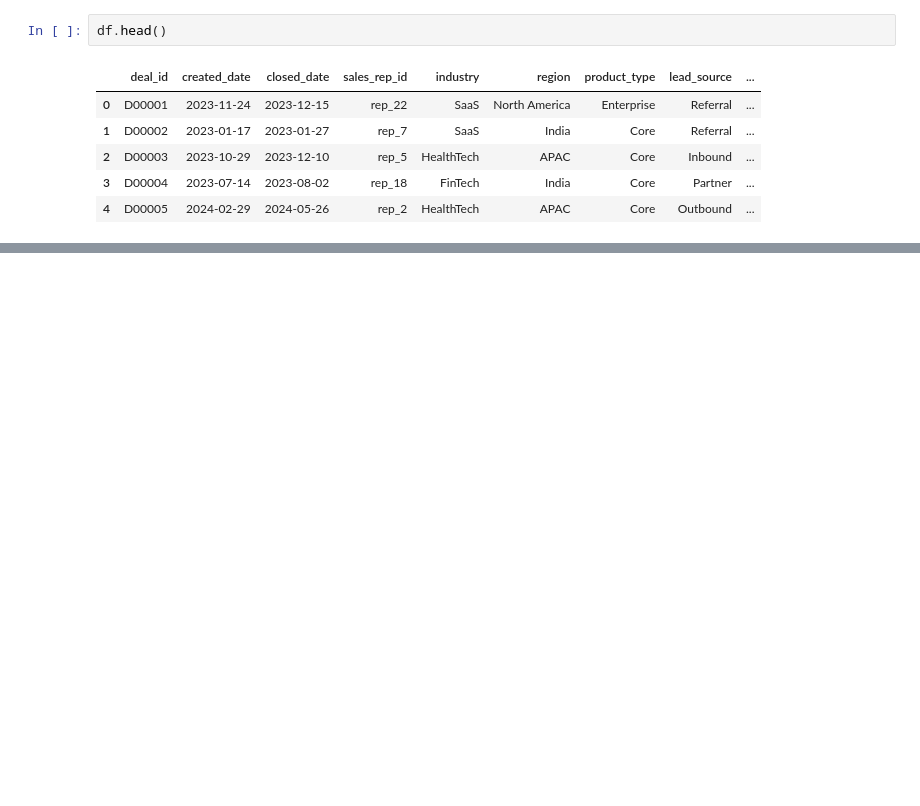
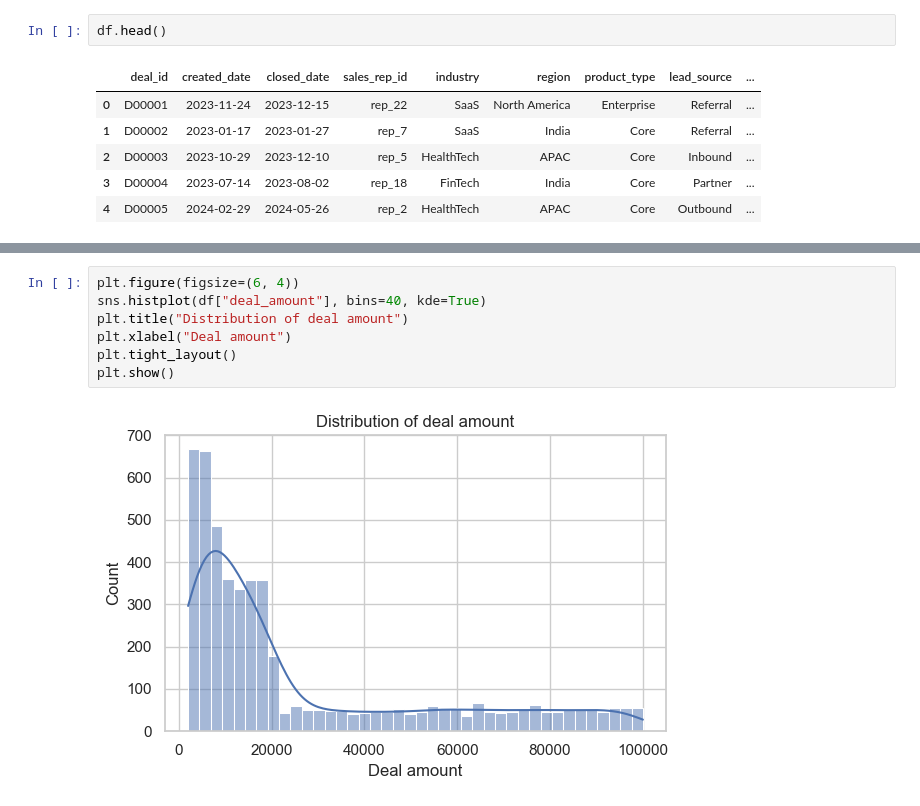
Before and after one commit to shajjadshaikh16/skygenai-sales-intelligence-shajjad, a Jupyter notebook: Solution/01_exploratory_analysis.ipynb, the cells around one changed output, grey strips where cells are left out. Saved outputs shown, nothing was run; the diff lists cells and outputs as text; blank space fills up the shorter version.

```diff
--- a/Solution/01_exploratory_analysis.ipynb
+++ b/Solution/01_exploratory_analysis.ipynb
@@ -147,0 +153,9 @@ Across regions, win rates are fairly similar (about 45–46%), with India and Eu
+# %%
+plt.figure(figsize=(6, 4))
+sns.histplot(df["deal_amount"], bins=40, kde=True)
+plt.title("Distribution of deal amount")
+plt.xlabel("Deal amount")
+plt.tight_layout()
+plt.show()
+# %% [output]
+[figure, added]
```
Also changed, not shown: parts of 42 cells of this notebook, 11 other files.
